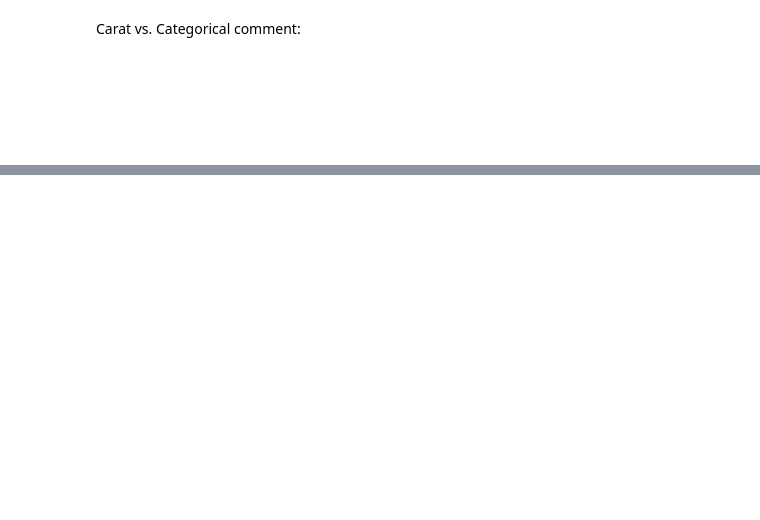
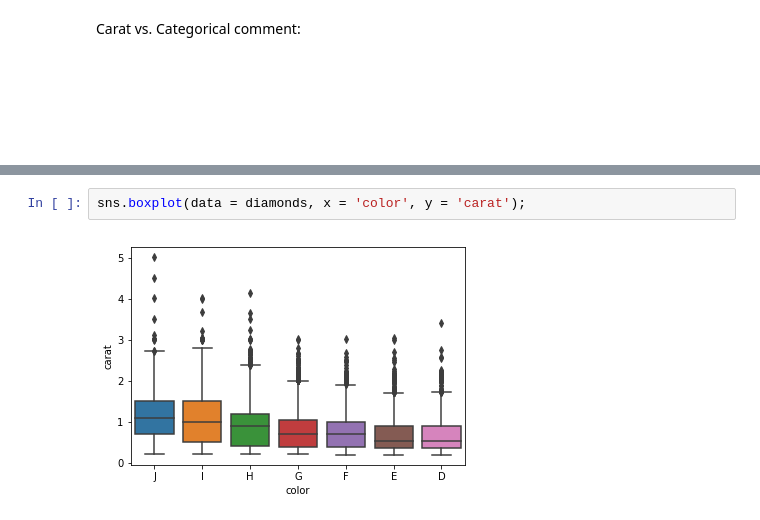
Before and after one commit to deepaksithu/Visualization_Case_Study_Notes, a Jupyter notebook: Bivariate_Exploration.ipynb, the cells around one changed output, grey strips where cells are left out. Saved outputs shown, nothing was run; the diff lists cells and outputs as text; blank space fills up the shorter version.

```diff
--- a/Bivariate_Exploration.ipynb
+++ b/Bivariate_Exploration.ipynb
@@ -106,0 +114,4 @@ Carat vs. Categorical comment: <span style="color:white">These plots should shed
+# %%
+sns.boxplot(data = diamonds, x = 'color', y = 'carat');
+# %% [output]
+[figure, added]
```
Also changed, not shown: parts of 5 cells of this notebook.
